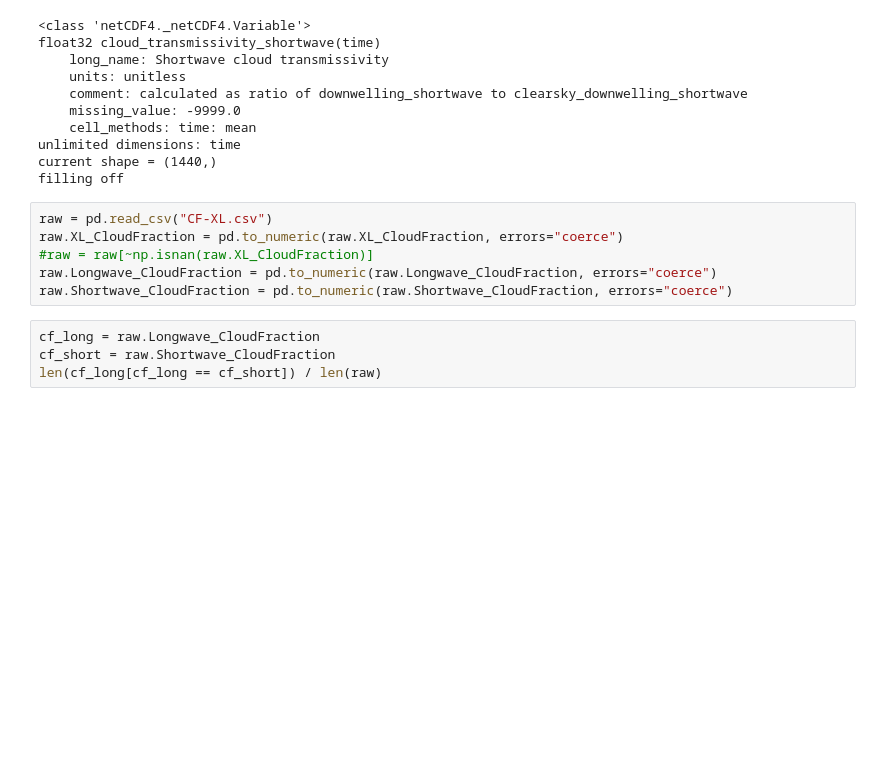
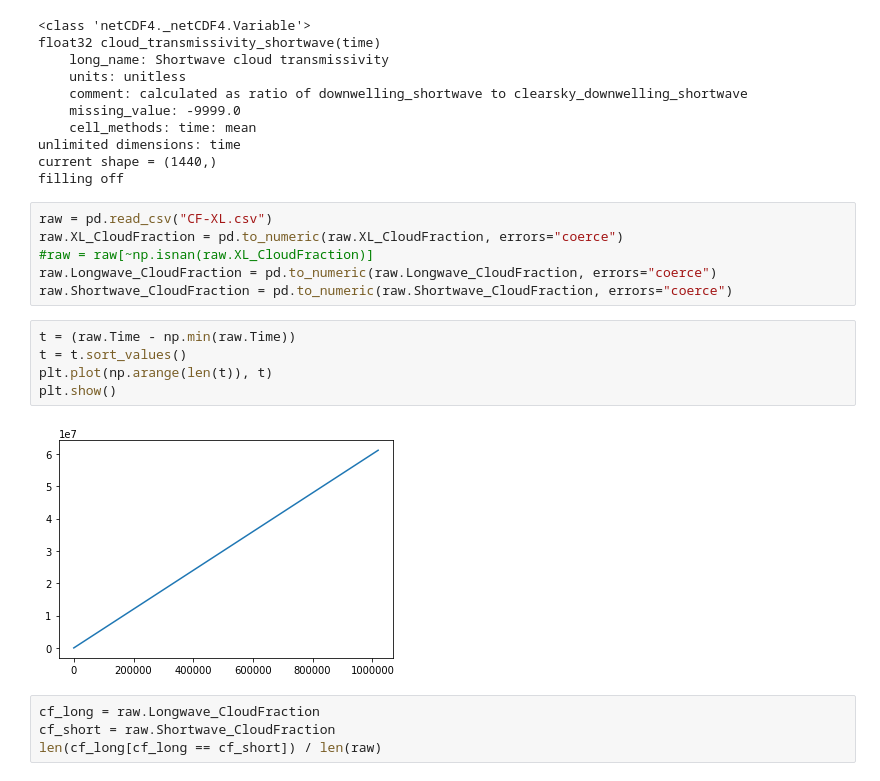
Before and after one commit to danlessa/danlessa-lfa, a Jupyter notebook: RAD-brinks.ipynb, the cells around one changed output. Drawn from its saved outputs; the diff is of its cells as text; blank space fills up the shorter version.

```diff
--- a/RAD-brinks.ipynb
+++ b/RAD-brinks.ipynb
@@ -89,6 +89,13 @@ raw.XL_CloudFraction = pd.to_numeric(raw.XL_CloudFraction, errors="coerce")
 #raw = raw[~np.isnan(raw.XL_CloudFraction)]
 raw.Longwave_CloudFraction = pd.to_numeric(raw.Longwave_CloudFraction, errors="coerce")
 raw.Shortwave_CloudFraction = pd.to_numeric(raw.Shortwave_CloudFraction, errors="coerce")
+# %%
+t = (raw.Time - np.min(raw.Time))
+t = t.sort_values()
+plt.plot(np.arange(len(t)), t)
+plt.show()
+# %% [output]
+[figure, added]
 # %%
 cf_long = raw.Longwave_CloudFraction
 cf_short = raw.Shortwave_CloudFraction
```
Also changed, not shown: parts of 1 cell of this notebook, 9 other files.
